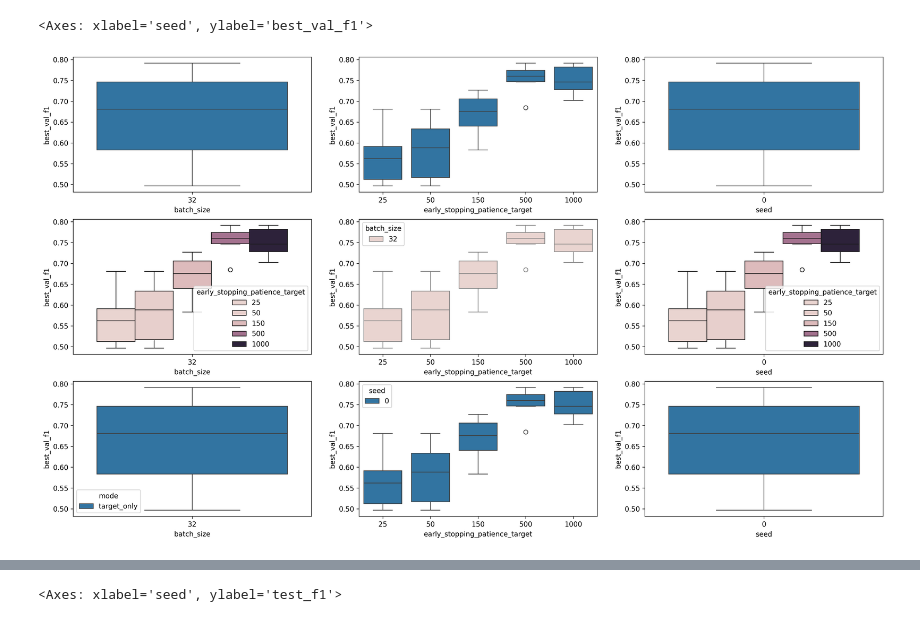
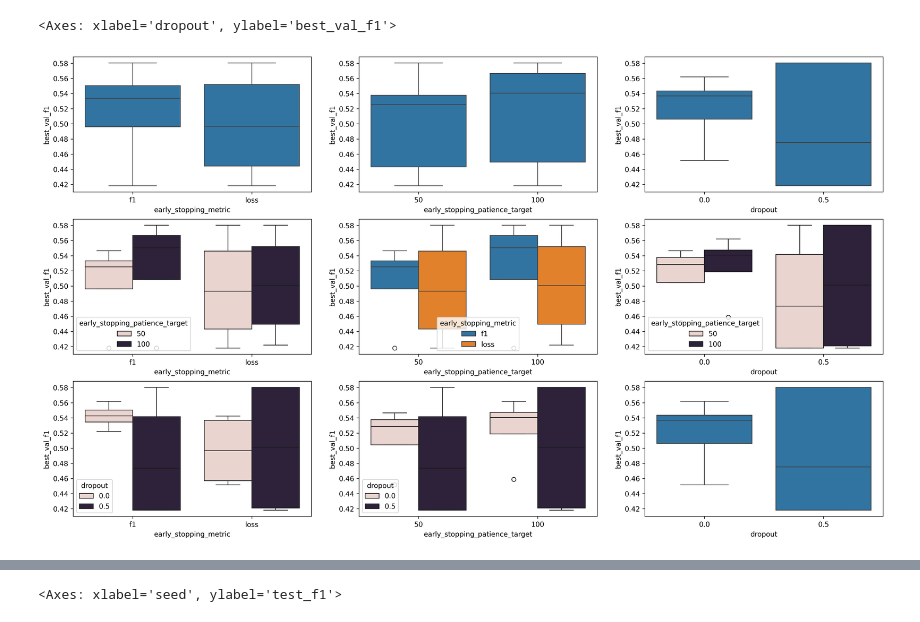
Before and after one commit to smithandrewk/ml-customization, a Jupyter notebook: eval_two_stage.ipynb, the cells around one changed output, grey strips where cells are left out. Drawn from its saved outputs; the diff is of its cells as text; code cells hidden in the pictures.

```diff
--- a/eval_two_stage.ipynb
+++ b/eval_two_stage.ipynb
@@ -80,17 +80,17 @@ sns.heatmap(pivot_df, annot=True, cmap='Blues')
 # %%
 fig, ax = plt.subplots(nrows=3, ncols=3, figsize=(21, 12), dpi=300)
 
-sns.boxplot(data=df, x='batch_size', y='best_val_f1', ax=ax[0,0])
-sns.boxplot(data=df, x='batch_size', y='best_val_f1', hue='early_stopping_patience_target', ax=ax[1,0])
-sns.boxplot(data=df, x='batch_size', y='best_val_f1', hue='mode', ax=ax[2,0])
+sns.boxplot(data=df, x='early_stopping_metric', y='best_val_f1', ax=ax[0,0])
+sns.boxplot(data=df, x='early_stopping_metric', y='best_val_f1', hue='early_stopping_patience_target', ax=ax[1,0])
+sns.boxplot(data=df, x='early_stopping_metric', y='best_val_f1', hue='dropout', ax=ax[2,0])
 
 sns.boxplot(data=df, x='early_stopping_patience_target', y='best_val_f1', ax=ax[0,1])
-sns.boxplot(data=df, x='early_stopping_patience_target', y='best_val_f1', hue='batch_size', ax=ax[1,1])
-sns.boxplot(data=df, x='early_stopping_patience_target', y='best_val_f1',hue='seed', ax=ax[2,1])
+sns.boxplot(data=df, x='early_stopping_patience_target', y='best_val_f1', hue='early_stopping_metric', ax=ax[1,1])
+sns.boxplot(data=df, x='early_stopping_patience_target', y='best_val_f1',hue='dropout', ax=ax[2,1])
 
-sns.boxplot(data=df, x='seed', y='best_val_f1', ax=ax[0,2])
-sns.boxplot(data=df, x='seed', y='best_val_f1',hue='early_stopping_patience_target', ax=ax[1,2])
-sns.boxplot(data=df, x='seed', y='best_val_f1', ax=ax[2,2])
+sns.boxplot(data=df, x='dropout', y='best_val_f1', ax=ax[0,2])
+sns.boxplot(data=df, x='dropout', y='best_val_f1',hue='early_stopping_patience_target', ax=ax[1,2])
+sns.boxplot(data=df, x='dropout', y='best_val_f1', ax=ax[2,2])
 # %% [output]
-<Axes: xlabel='seed', ylabel='best_val_f1'>
+<Axes: xlabel='dropout', ylabel='best_val_f1'>
-[figure, old version]
+[figure, new version]
```
Also changed, not shown: parts of 2 cells of this notebook, 3 other files.
